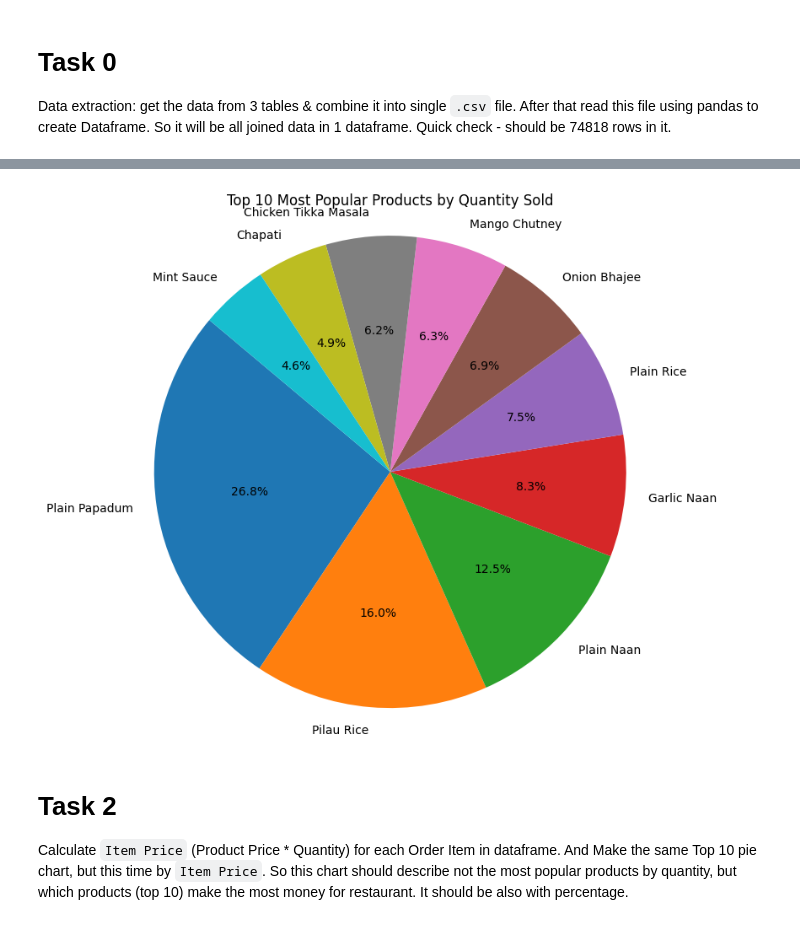
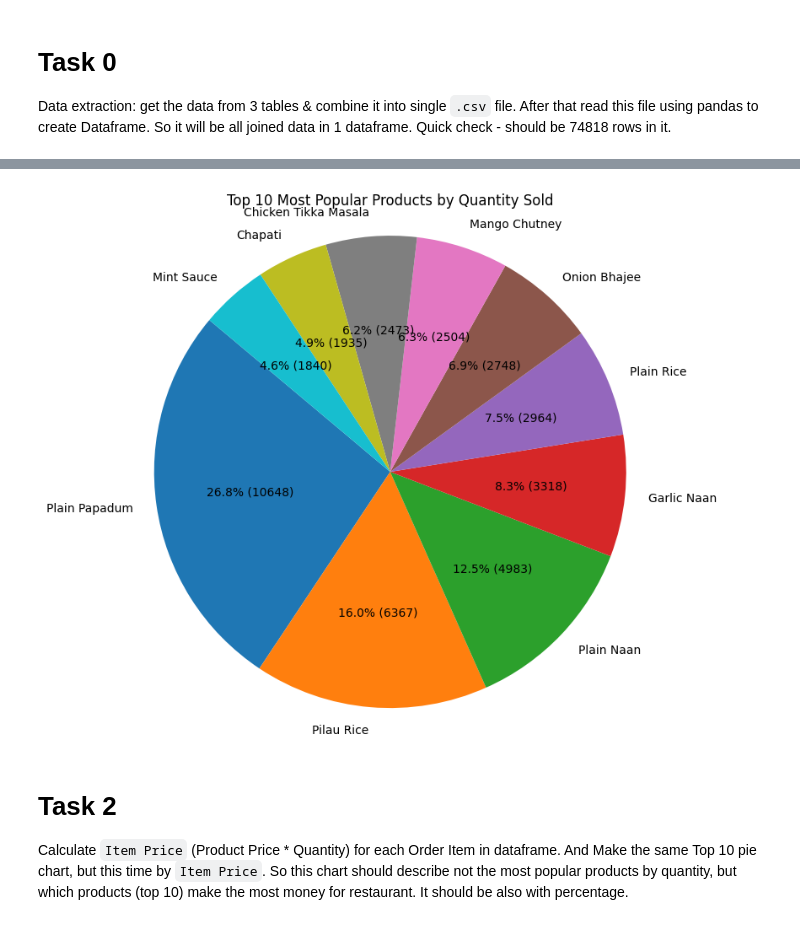
Before and after one commit to Nyxan/py-restaurant-data-analysis, a Jupyter notebook: app/main.ipynb, the cells around one changed output, grey strips where cells are left out. Cells and saved outputs as stored; diff of their text form; code cells hidden in the pictures.

```diff
--- a/app/main.ipynb
+++ b/app/main.ipynb
@@ -54,27 +53,25 @@ Example:
 
 ![pie chart](../demo/pie.png)
 # %%
-import matplotlib.pyplot as plt
-
 product_quantity = data.groupby("name")["quantity"].sum().reset_index()
 
 top_10_products = product_quantity.sort_values(by="quantity", ascending=False).head(10)
 top_10_products["percentage"] = (
     top_10_products["quantity"] / top_10_products["quantity"].sum()
 ) * 100
 
 plt.figure(figsize=(10, 8))
 plt.pie(
-    top_10_products["percentage"],
+    top_10_products["quantity"],
     labels=top_10_products["name"],
-    autopct="%1.1f%%",
+    autopct=lambda pct: f"{pct:.1f}% ({int(pct * sum(top_10_products['quantity']) / 100)})",
     startangle=140,
 )
 plt.title("Top 10 Most Popular Products by Quantity Sold")
 plt.axis("equal")
 plt.show()
 # %% [output]
-[figure, old version]
+[figure, new version]
 # %% [markdown]
 # Task 2
 Calculate `Item Price` (Product Price * Quantity) for each Order Item in dataframe.
```
Also changed, not shown: parts of 5 cells of this notebook.
